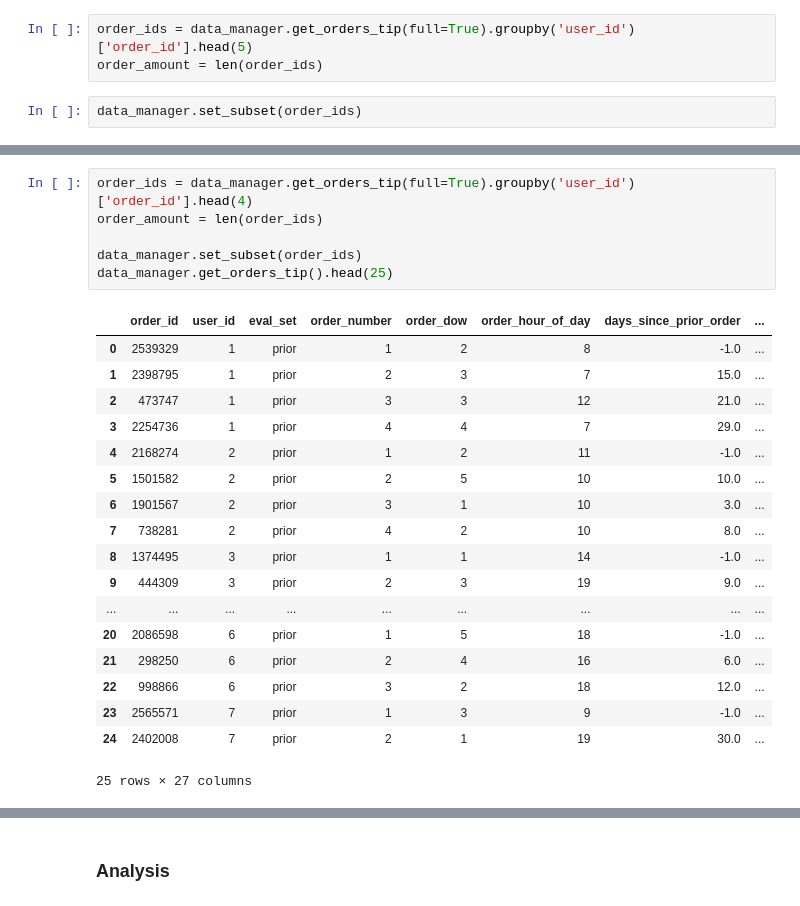
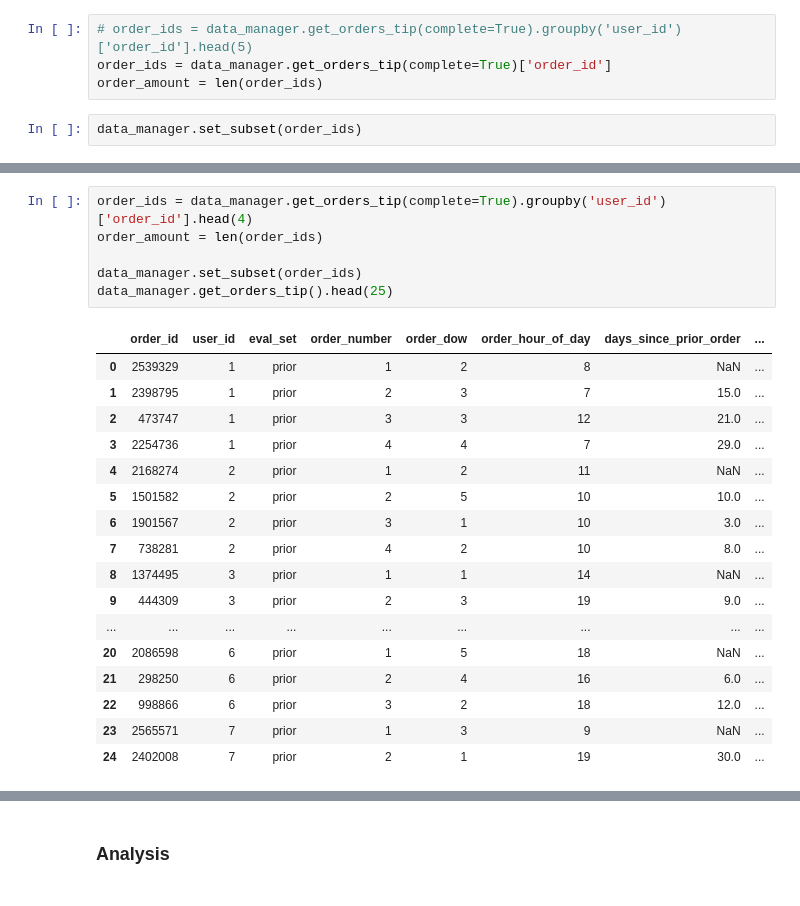
Before and after one commit to d-schneid/binary-tip-classification, a Jupyter notebook: team_07_project_submission.ipynb, the cells around one changed output, grey strips where cells are left out. Saved outputs shown, nothing was run; the diff lists cells and outputs as text.

```diff
--- a/team_07_project_submission.ipynb
+++ b/team_07_project_submission.ipynb
@@ -139,6 +162,7 @@ product_tip_rate                    0
 dtype: int64
 # %%
-order_ids = data_manager.get_orders_tip(full=True).groupby('user_id')['order_id'].head(5)
+# order_ids = data_manager.get_orders_tip(complete=True).groupby('user_id')['order_id'].head(5)
+order_ids = data_manager.get_orders_tip(complete=True)['order_id']
 order_amount = len(order_ids)
 # %%
 data_manager.set_subset(order_ids)
@@ -187,29 +213,28 @@ product_tip_rate                   2
 dtype: int64
 # %%
-order_ids = data_manager.get_orders_tip(full=True).groupby('user_id')['order_id'].head(4)
+order_ids = data_manager.get_orders_tip(complete=True).groupby('user_id')['order_id'].head(4)
 order_amount = len(order_ids)
 
 data_manager.set_subset(order_ids)
 data_manager.get_orders_tip().head(25)
 # %% [output]
 |  | order_id | user_id | eval_set | order_number | order_dow | order_hour_of_day | days_since_prior_order | ... |
-| 0 | 2539329 | 1 | prior | 1 | 2 | 8 | -1.0 | ... |
+| 0 | 2539329 | 1 | prior | 1 | 2 | 8 | NaN | ... |
 | 1 | 2398795 | 1 | prior | 2 | 3 | 7 | 15.0 | ... |
 | 2 | 473747 | 1 | prior | 3 | 3 | 12 | 21.0 | ... |
 | 3 | 2254736 | 1 | prior | 4 | 4 | 7 | 29.0 | ... |
-| 4 | 2168274 | 2 | prior | 1 | 2 | 11 | -1.0 | ... |
+| 4 | 2168274 | 2 | prior | 1 | 2 | 11 | NaN | ... |
 | 5 | 1501582 | 2 | prior | 2 | 5 | 10 | 10.0 | ... |
 | 6 | 1901567 | 2 | prior | 3 | 1 | 10 | 3.0 | ... |
 | 7 | 738281 | 2 | prior | 4 | 2 | 10 | 8.0 | ... |
-| 8 | 1374495 | 3 | prior | 1 | 1 | 14 | -1.0 | ... |
+| 8 | 1374495 | 3 | prior | 1 | 1 | 14 | NaN | ... |
 | 9 | 444309 | 3 | prior | 2 | 3 | 19 | 9.0 | ... |
 | ... | ... | ... | ... | ... | ... | ... | ... | ... |
-| 20 | 2086598 | 6 | prior | 1 | 5 | 18 | -1.0 | ... |
+| 20 | 2086598 | 6 | prior | 1 | 5 | 18 | NaN | ... |
 | 21 | 298250 | 6 | prior | 2 | 4 | 16 | 6.0 | ... |
 | 22 | 998866 | 6 | prior | 3 | 2 | 18 | 12.0 | ... |
-| 23 | 2565571 | 7 | prior | 1 | 3 | 9 | -1.0 | ... |
+| 23 | 2565571 | 7 | prior | 1 | 3 | 9 | NaN | ... |
 | 24 | 2402008 | 7 | prior | 2 | 1 | 19 | 30.0 | ... |
-25 rows × 27 columns
 # %%
 print(f"Number of orders: {len(data_manager.get_orders_tip())}")
 print(f"Number of orders did not change: {order_amount == len(data_manager.get_orders_tip())}\n")
```
Also changed, not shown: parts of 10 cells of this notebook, 2 other files.
